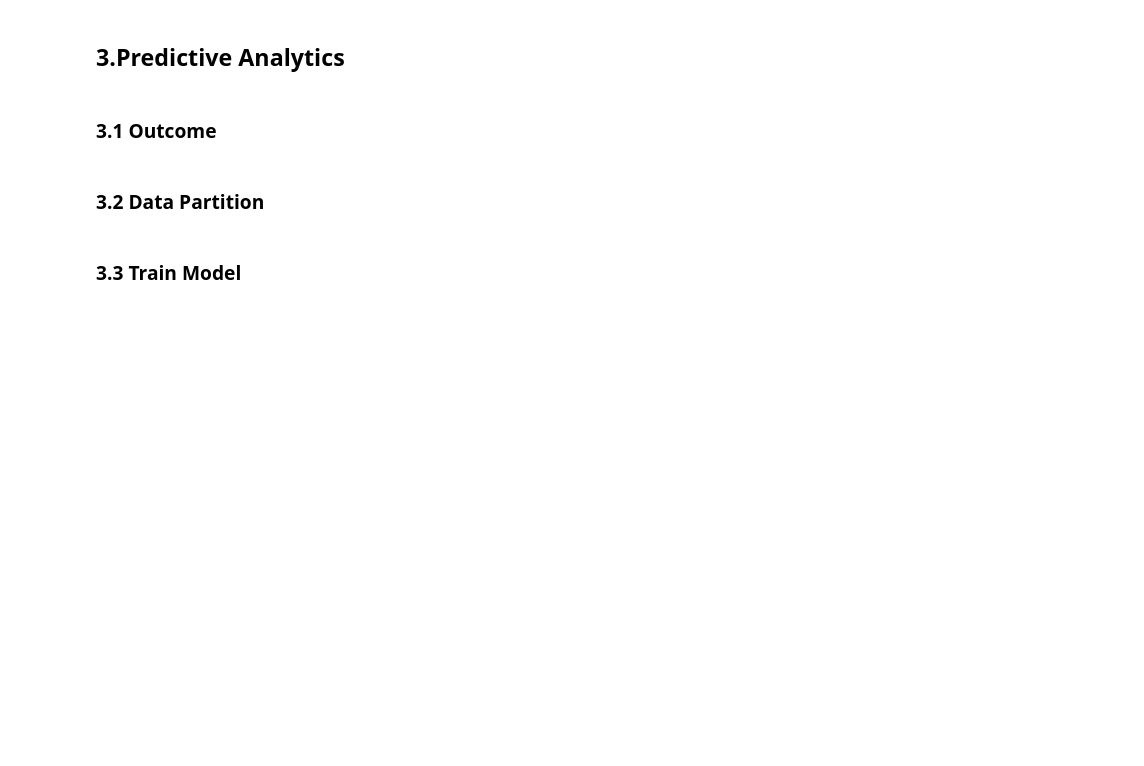
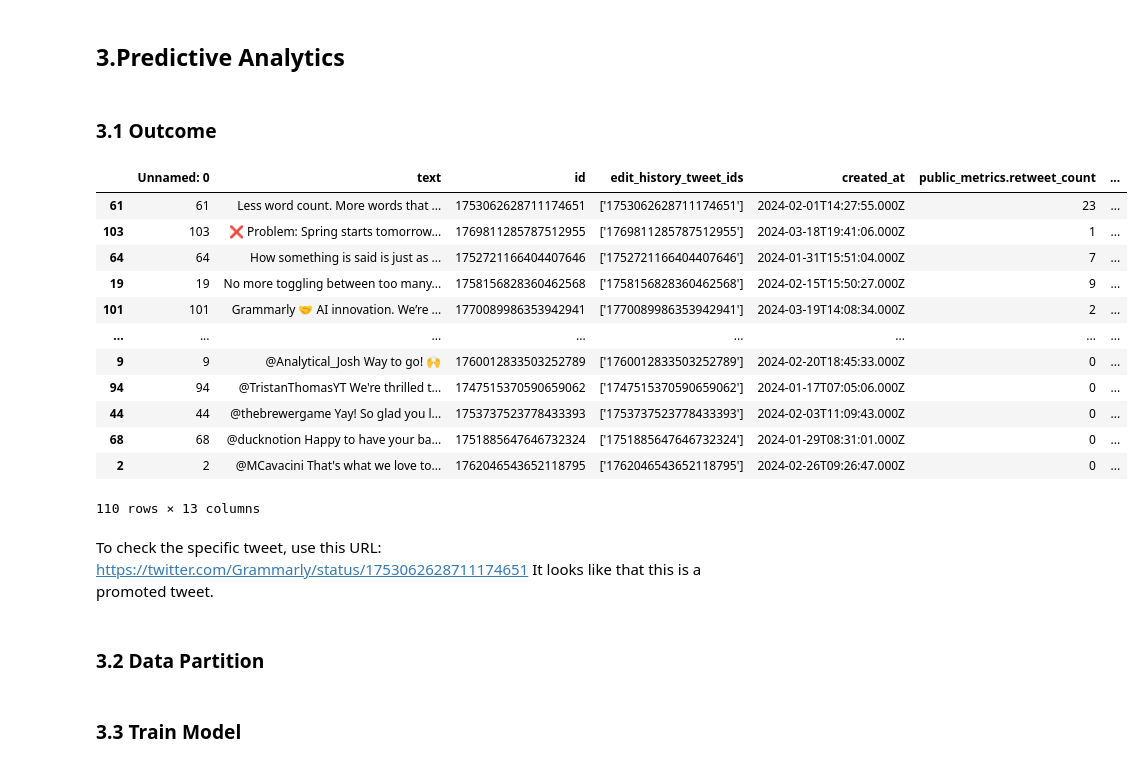
Before and after one commit to tantantan12/itom6219, a Jupyter notebook: Week 3/Week 3 - Getting Data from Twitter.ipynb, the cells around one changed output. Saved outputs shown, nothing was run; the diff lists cells and outputs as text; code cells hidden in the pictures; blank space fills up the shorter version.

```diff
--- a/Week 3/Week 3 - Getting Data from Twitter.ipynb
+++ b/Week 3/Week 3 - Getting Data from Twitter.ipynb
@@ -240,3 +246,6 @@ topic_df
 import numpy as np
 df['log_view']=np.log1p(df['public_metrics.impression_count'])
 # Create a new column 'LogPlusOne' which is the log(value + 1) of the 'Value' column
+# %%
+# Data cleaning
+df['datetime']=pd.to_datetime(df['created_at'])
@@ -243,3 +261,22 @@ df['log_view']=np.log1p(df['public_metrics.impression_count'])
+# %%
+df.sort_values(by='log_view', ascending=False)
+# %% [output]
+|  | Unnamed: 0 | text | id | edit_history_tweet_ids | created_at | public_metrics.retweet_count | ... |
+| 61 | 61 | Less word count. More words that ... | 1753062628711174651 | ['1753062628711174651'] | 2024-02-01T14:27:55.000Z | 23 | ... |
+| 103 | 103 | ❌ Problem: Spring starts tomorrow... | 1769811285787512955 | ['1769811285787512955'] | 2024-03-18T19:41:06.000Z | 1 | ... |
+| 64 | 64 | How something is said is just as ... | 1752721166404407646 | ['1752721166404407646'] | 2024-01-31T15:51:04.000Z | 7 | ... |
+| 19 | 19 | No more toggling between too many... | 1758156828360462568 | ['1758156828360462568'] | 2024-02-15T15:50:27.000Z | 9 | ... |
+| 101 | 101 | Grammarly 🤝 AI innovation. We’re ... | 1770089986353942941 | ['1770089986353942941'] | 2024-03-19T14:08:34.000Z | 2 | ... |
+| ... | ... | ... | ... | ... | ... | ... | ... |
+| 9 | 9 | @Analytical_Josh Way to go! 🙌 | 1760012833503252789 | ['1760012833503252789'] | 2024-02-20T18:45:33.000Z | 0 | ... |
+| 94 | 94 | @TristanThomasYT We're thrilled t... | 1747515370590659062 | ['1747515370590659062'] | 2024-01-17T07:05:06.000Z | 0 | ... |
+| 44 | 44 | @thebrewergame Yay! So glad you l... | 1753737523778433393 | ['1753737523778433393'] | 2024-02-03T11:09:43.000Z | 0 | ... |
+| 68 | 68 | @ducknotion Happy to have your ba... | 1751885647646732324 | ['1751885647646732324'] | 2024-01-29T08:31:01.000Z | 0 | ... |
+| 2 | 2 | @MCavacini That's what we love to... | 1762046543652118795 | ['1762046543652118795'] | 2024-02-26T09:26:47.000Z | 0 | ... |
+110 rows × 13 columns
+# %% [markdown]
+To check the specific tweet, use this URL: https://twitter.com/Grammarly/status/1753062628711174651
+It looks like that this is a promoted tweet.
 # %% [markdown]
 ### 3.2 Data Partition
 # %%
```
Also changed, not shown: parts of 9 cells of this notebook, 2 other files.
